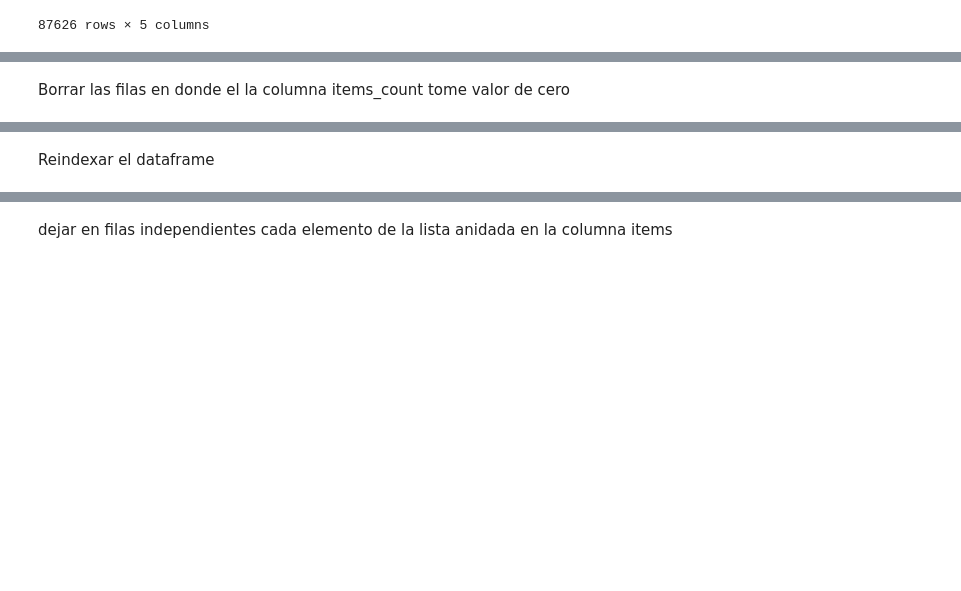
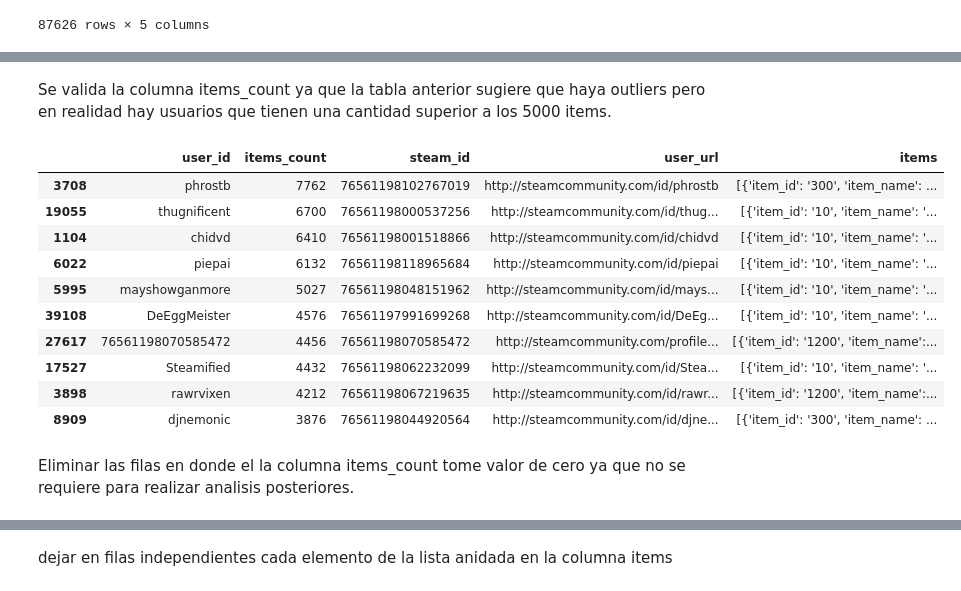
Before and after one commit to HaiderInfante/proyecto_01_henry_labs, a Jupyter notebook: proyecto_01_EDA_ETL.ipynb, the cells around one changed output, grey strips where cells are left out. Cells and saved outputs as stored; diff of their text form; code cells hidden in the pictures; blank space fills up the shorter version.

```diff
--- a/proyecto_01_EDA_ETL.ipynb
+++ b/proyecto_01_EDA_ETL.ipynb
@@ -228,5 +314,22 @@ df_users_items_v2
+# %% [markdown]
+Se valida la columna items_count ya que la tabla anterior sugiere que haya outliers pero en realidad hay usuarios que tienen una cantidad superior a los 5000 items.
+# %%
+df_sort_users_items_outliers = df_users_items_v2.sort_values(by='items_count', ascending=False)
+df_sort_users_items_outliers.head(10)
+# %% [output]
+|  | user_id | items_count | steam_id | user_url | items |
+| 3708 | phrostb | 7762 | 76561198102767019 | http://steamcommunity.com/id/phrostb | [{'item_id': '300', 'item_name': ... |
+| 19055 | thugnificent | 6700 | 76561198000537256 | http://steamcommunity.com/id/thug... | [{'item_id': '10', 'item_name': '... |
+| 1104 | chidvd | 6410 | 76561198001518866 | http://steamcommunity.com/id/chidvd | [{'item_id': '10', 'item_name': '... |
+| 6022 | piepai | 6132 | 76561198118965684 | http://steamcommunity.com/id/piepai | [{'item_id': '10', 'item_name': '... |
+| 5995 | mayshowganmore | 5027 | 76561198048151962 | http://steamcommunity.com/id/mays... | [{'item_id': '10', 'item_name': '... |
+| 39108 | DeEggMeister | 4576 | 76561197991699268 | http://steamcommunity.com/id/DeEg... | [{'item_id': '10', 'item_name': '... |
+| 27617 | 76561198070585472 | 4456 | 76561198070585472 | http://steamcommunity.com/profile... | [{'item_id': '1200', 'item_name':... |
+| 17527 | Steamified | 4432 | 76561198062232099 | http://steamcommunity.com/id/Stea... | [{'item_id': '10', 'item_name': '... |
+| 3898 | rawrvixen | 4212 | 76561198067219635 | http://steamcommunity.com/id/rawr... | [{'item_id': '1200', 'item_name':... |
+| 8909 | djnemonic | 3876 | 76561198044920564 | http://steamcommunity.com/id/djne... | [{'item_id': '300', 'item_name': ... |
 # %% [markdown]
-Borrar las filas en donde el la columna items_count tome valor de cero
+Eliminar las filas en donde el la columna items_count tome valor de cero ya que no se requiere para realizar analisis posteriores.
 # %%
 # Usar la funcion drop para eliminar las filas en donde la columna items_count tome el valor de cero
 df_users_items_v2 = df_users_items_v2.drop(df_users_items_v2[df_users_items_v2['items_count'] == 0].index)
@@ -245,5 +348,3 @@ df_users_items_v2
 | 88306 | 76561198326700687 | 177 | 76561198326700687 | http://steamcommunity.com/profile... | [{'item_id': '11020', 'item_name'... |
 | 88308 | 76561198329548331 | 7 | 76561198329548331 | http://steamcommunity.com/profile... | [{'item_id': '304930', 'item_name... |
 70912 rows × 5 columns
-# %% [markdown]
-Reindexar el dataframe
```
Also changed, not shown: parts of 137 cells of this notebook, 1 other file.
